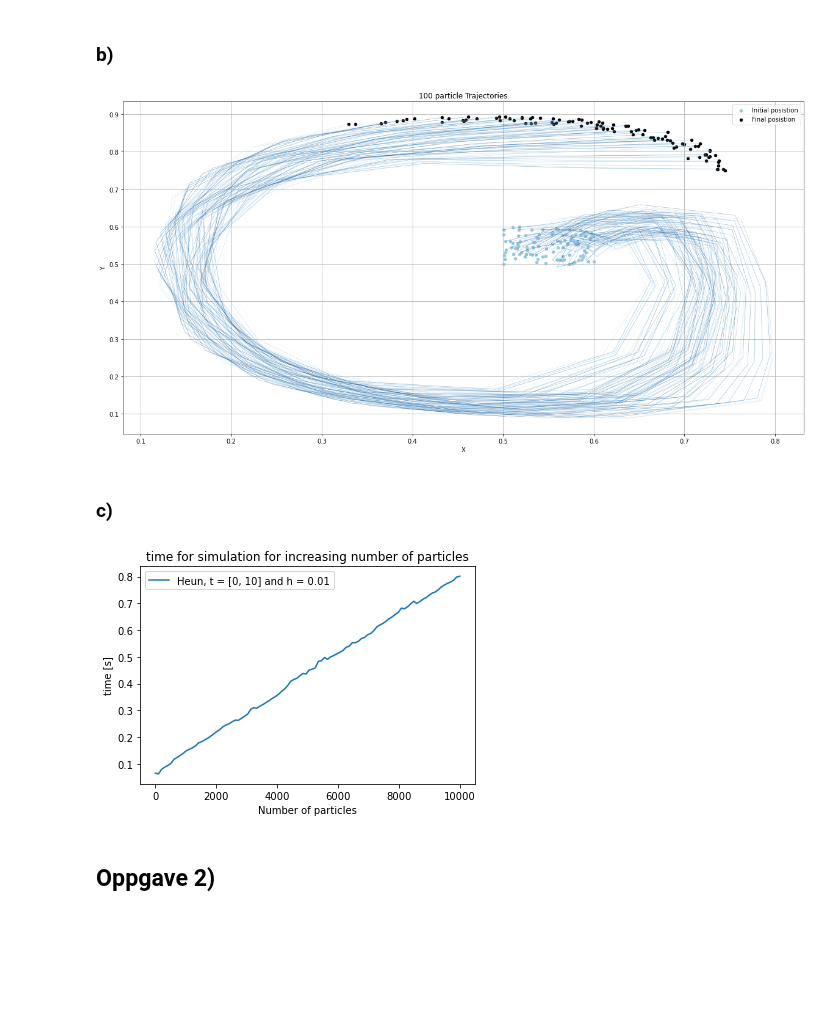
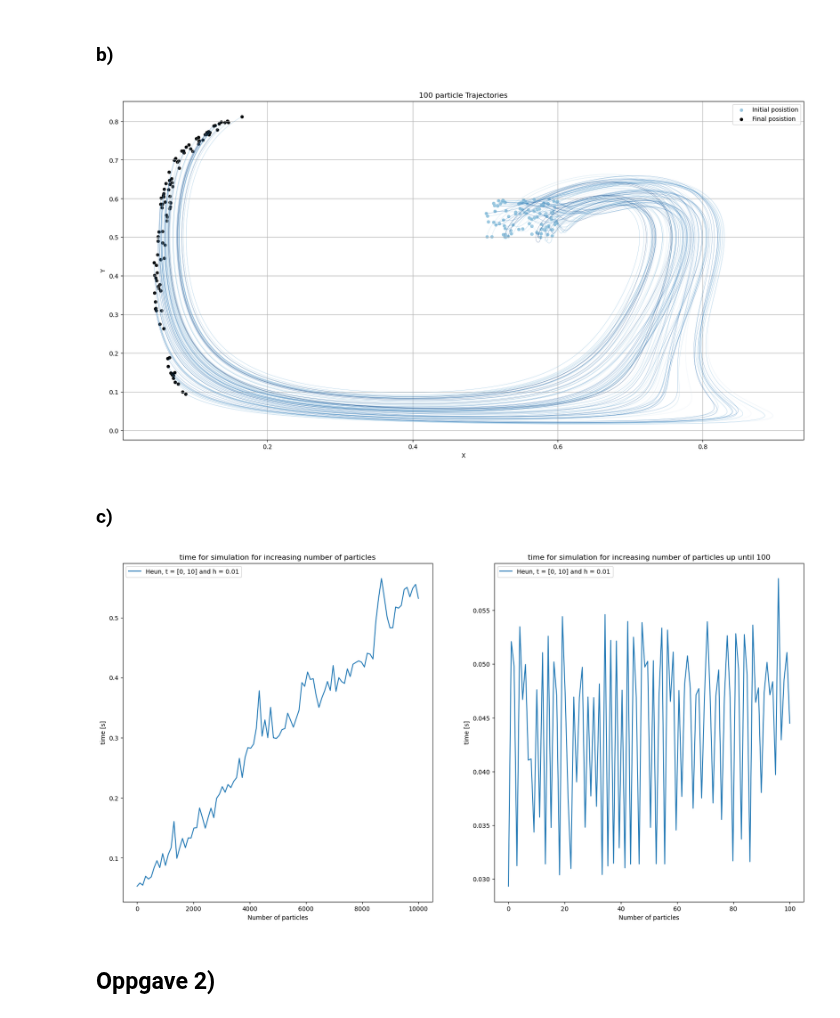
Before and after one commit to villi02/TMA4320-Introduksjon-til-vitenskapelige-beregninger-prosjekter, a Jupyter notebook: Prosjekt3-TekniskFysikk/main.ipynb, the cells around one changed output. Drawn from its saved outputs; the diff is of its cells as text; code cells hidden in the pictures; blank space fills up the shorter version.

Commit message:
made subplots for oppg 1

```diff
--- a/Prosjekt3-TekniskFysikk/main.ipynb
+++ b/Prosjekt3-TekniskFysikk/main.ipynb
@@ -49,7 +49,7 @@ def velocity_x(x: np.ndarray, y: np.ndarray, t: np.ndarray , A: float, epsilon:
     """""
     return -np.pi*A*np.sin(np.pi*f_first(x,t, epsilon, w))*np.cos(np.pi*y)
 
-def velocity_y(x: np.ndarray, y: np.ndarray, t: np.ndarray , A: float, epsilon: float, w: float):
+def velocity_y(x: np.ndarray, y: np.ndarray, t: np.ndarray , A: float, epsilon: float, w: float) -> np.ndarray:
     """""
     function calculates velocity in y direction.
     :param x: array
@@ -81,16 +81,16 @@ def Heun(init_pos: tuple, t_end: int, h: float, A: float, epsilon: float, w: flo
     x[:, :, :] = init_pos
 
     for i in range(steps):
-        k_1_x = velocity_x(x[i, 0, :], x[i, 1, :], i, A, epsilon, w)
-        k_1_y = velocity_y(x[i, 0, :], x[i, 1, :], i, A, epsilon, w)
+        k_1_x = velocity_x(x[i, 0, :], x[i, 1, :], t, A, epsilon, w)
+        k_1_y = velocity_y(x[i, 0, :], x[i, 1, :], t, A, epsilon, w)
 
-        k_2_x = velocity_x(x[i, 0, :] + k_1_x * h, x[i, 1, :] + k_1_y * h, i + h, A, epsilon, w)
-        k_2_y = velocity_y(x[i, 0, :] + k_1_x * h, x[i, 1, :] + k_1_y * h, i + h, A, epsilon, w)
+        k_2_x = velocity_x(x[i, 0, :] + k_1_x * h, x[i, 1, :] + k_1_y * h, t+h , A, epsilon, w)
+        k_2_y = velocity_y(x[i, 0, :] + k_1_x * h, x[i, 1, :] + k_1_y * h, t+h , A, epsilon, w)
 
         x_add_x = x[i, 0, :] + (h / 2) * (k_1_x + k_2_x)
         x_add_y = x[i, 1, :] + (h / 2) * (k_1_y + k_2_y)
 
         x[i + 1, 0, :] = x_add_x
         x[i + 1, 1, :] = x_add_y
-
+        t += h
     return x
@@ -151,7 +132,7 @@ t = 10
 A = 0.1
 epsilon = 0.25
 w = 1
-h = 0.7
+h = 0.01
 x_cor = np.random.uniform(0.5, 0.6, N_p)
 y_cor = np.random.uniform(0.5, 0.6, N_p)
 init_pos = np.array([[x_cor, y_cor]])
@@ -171,31 +152,48 @@ plt.legend()
 plt.grid(True)
 plt.show()
 # %% [output]
-[figure, old version]
+[figure, new version]
 # %% [markdown]
 ### c)
 # %%
 import time
 N_p = 10000
 steps = 100
 h = 0.01
 t = 10
 time_list = []
+fig, axs =plt.subplots(1,2, figsize = (20,10))
 for i in range(0,N_p,steps):
     start = time.time()
     ones= np.ones(i)
     init_pos = np.array([[ones*1.05, ones*0.5]])
     Heun(np.array(init_pos), t, h,A, epsilon, w)
     end = time.time()
     time_list.append(end-start)
-plt.plot(np.linspace(0, N_p, len(time_list)), time_list, label = "Heun, t = [0, 10] and h = 0.01")
-plt.xlabel("Number of particles")
-plt.ylabel("time [s]")
-plt.title("time for simulation for increasing number of particles")
-plt.legend()
+axs[0].plot(np.linspace(0, N_p, len(time_list)), time_list, label = "Heun, t = [0, 10] and h = 0.01")
+axs[0].set_xlabel("Number of particles")
+axs[0].set_ylabel("time [s]")
+axs[0].set_title("time for simulation for increasing number of particles")
+axs[0].legend(loc = 2)
+
+
+N_p2 = 100
+time_list2 = []
+for i in range(0,N_p2):
+    start = time.time()
+    ones= np.ones(i)
+    init_pos = np.array([[ones*1.05, ones*0.5]])
+    Heun(np.array(init_pos), t, h,A, epsilon, w)
+    end = time.time()
+    time_list2.append(end-start)
+axs[1].plot(np.linspace(0, N_p2, len(time_list2)), time_list2, label = "Heun, t = [0, 10] and h = 0.01")
+axs[1].set_xlabel("Number of particles")
+axs[1].set_ylabel("time [s]")
+axs[1].set_title("time for simulation for increasing number of particles up until 100")
+axs[1].legend(loc = 2)
 plt.show()
 # %% [output]
-[figure, old version]
+[figure, new version]
 # %% [markdown]
 ## Oppgave 2)
 # %% [markdown]
```
Also changed, not shown: parts of 3 cells of this notebook.
